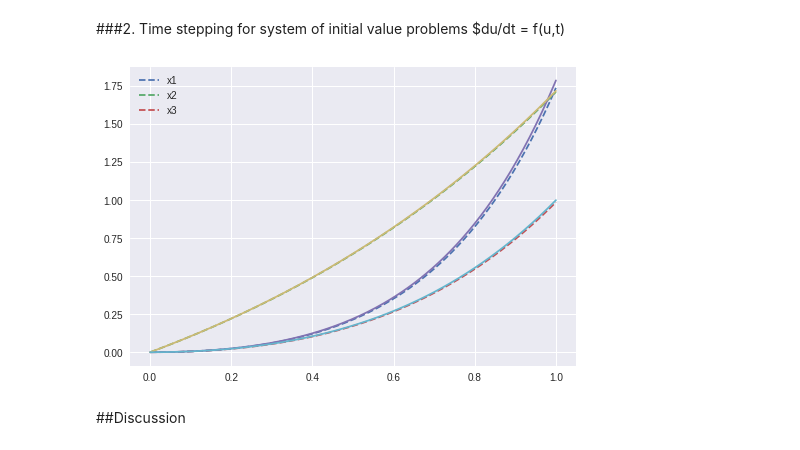
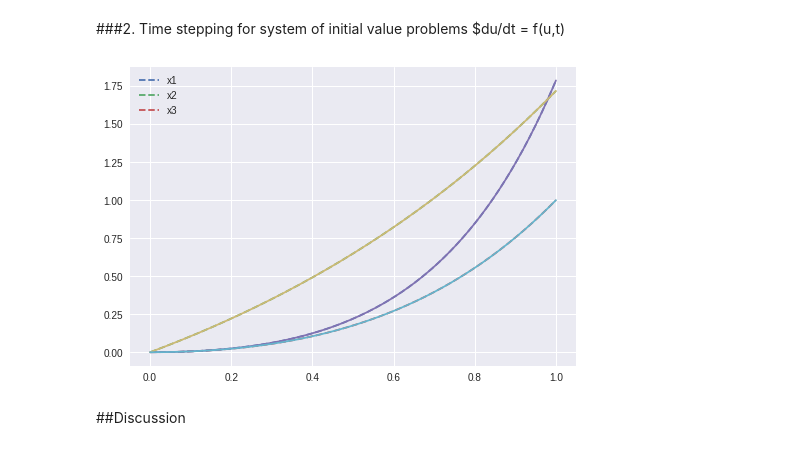
Before and after one commit to johanhoffman/DD2363-VT19, a Jupyter notebook: Lab-5/bozzato_lab5.ipynb, the cells around one changed output. Drawn from its saved outputs; the diff is of its cells as text; code cells hidden in the pictures.

```diff
--- a/Lab-5/bozzato_lab5.ipynb
+++ b/Lab-5/bozzato_lab5.ipynb
@@ -251,8 +262,17 @@ def odeSolver(T, odeFun, theta, u0, N):
 ###2. Time stepping for system of initial value problem $du/dt = f(u,t)$
 # %%
 def systemOdeSolver(T, odeSystem, theta, u0, N):
+
+  def stepFunction(odeSys,step,theta,u0,t0,u1,t1):
+    s= (step*((1-theta) * odeSys(u1,t1) + theta * odeSys(u0,t0))).flatten()
+    tmp= u0 + s - u1
+
+    return tmp
+
+
   if not isinstance(u0,np.ndarray):
     u0= np.array(u0)
+
 
 
   step= T/N
@@ -262,7 +282,18 @@ def systemOdeSolver(T, odeSystem, theta, u0, N):
   U[:,0]= u0
 
   for i in range(1,len(x)):
-    U[:,i]= U[:,i-1] + step * odeSystem(U[:,i-1],x[i-1]).flatten()
+    opt= [0 for _ in range(0,7)]
+    opt[0]= odeSystem
+    opt[1]= step
+    opt[2]= theta
+    opt[3]= U[:,i-1]
+    opt[4]= x[i-1]
+    opt[5]= U[:,i-1]
+    opt[6]= x[i]
+    if theta != 1:
+      U[:,i]= newtonNLsystems(stepFunction, opt, h= 0.1, tol= 1e-5)[0]
+    else:
+      U[:,i]= U[:,i-1] + step * odeSystem(U[:,i-1],x[i-1]).flatten()
 
   return x, U
 # %% [markdown]
@@ -335,35 +366,35 @@ def systemOdeFun(varVect,t):
 
   vect= np.array( [[fun1],
                    [fun2],
                    [fun3]] )
 
   return vect
 
 def systemFun(t):
   x1= (1/9)*np.e**(3*t) - (1/3)*t - (1/9)
   x2= np.e**t - 1
   x3= (t-1)*np.e**t + 1
 
   return x1, x2, x3
 
 U0= [0, 0, 0]
-x,U= systemOdeSolver(1, systemOdeFun, None, U0, 200)
+x,U= systemOdeSolver(1, systemOdeFun, 0.5, U0, 200)
 
 U1, U2, U3= systemFun(x)
 
 
 plt.figure()
 plt.plot(x,U[0,:], '--')
 plt.plot(x,U[1,:], '--')
 plt.plot(x,U[2,:], '--')
 plt.plot(x,U1)
 plt.plot(x,U2)
 plt.plot(x,U3)
 
 plt.legend(['x1', 'x2', 'x3'])
 plt.show()
 # %% [output]
-[figure, old version]
+[figure, new version]
 # %% [markdown]
 ##Discussion
 # %% [markdown]
```
Also changed, not shown: parts of 3 cells of this notebook.
